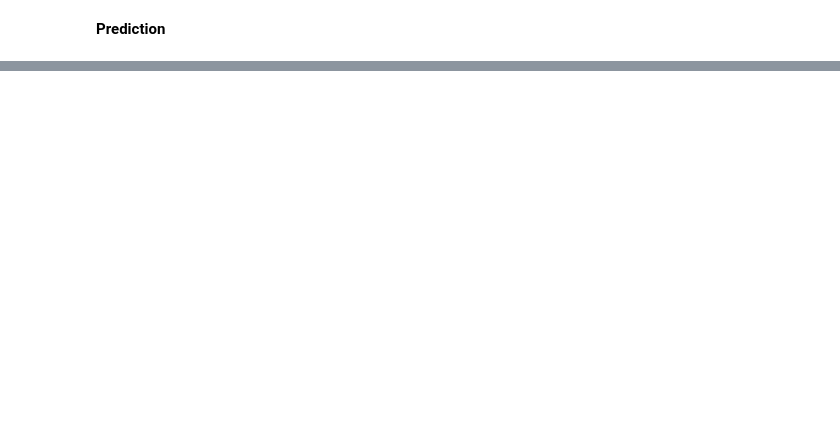
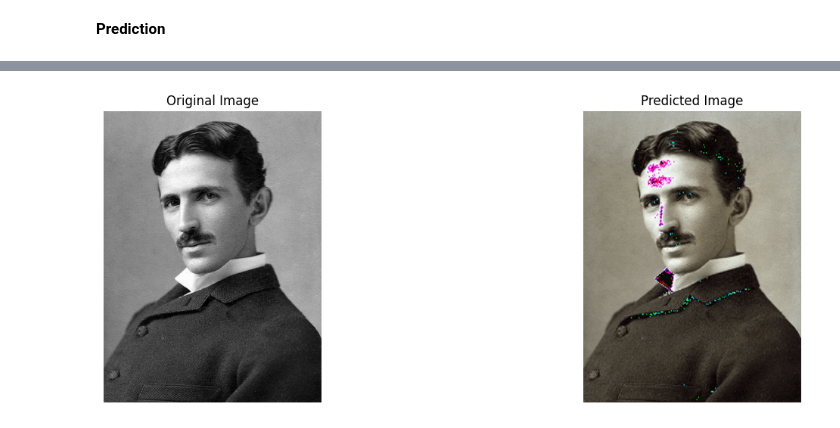
Before and after one commit to HenryECA/image_reconstruction, a Jupyter notebook: main.ipynb, the cells around one changed output, grey strips where cells are left out. Cells and saved outputs as stored; diff of their text form; code cells hidden in the pictures; blank space fills up the shorter version.

```diff
--- a/main.ipynb
+++ b/main.ipynb
@@ -163,0 +188,13 @@ show_image(original_image, pred)
+# %%
+test_image = "data/test/tesla.jpeg"
+
+original_image, pred = predict_image(
+    model=model2,
+    image=test_image,
+    device=device,
+    size=HYPERPARAMETERS["size"],
+)
+
+show_image(original_image, pred)
+# %% [output]
+[figure, added]
```
Also changed, not shown: parts of 10 cells of this notebook, 9 other files.
